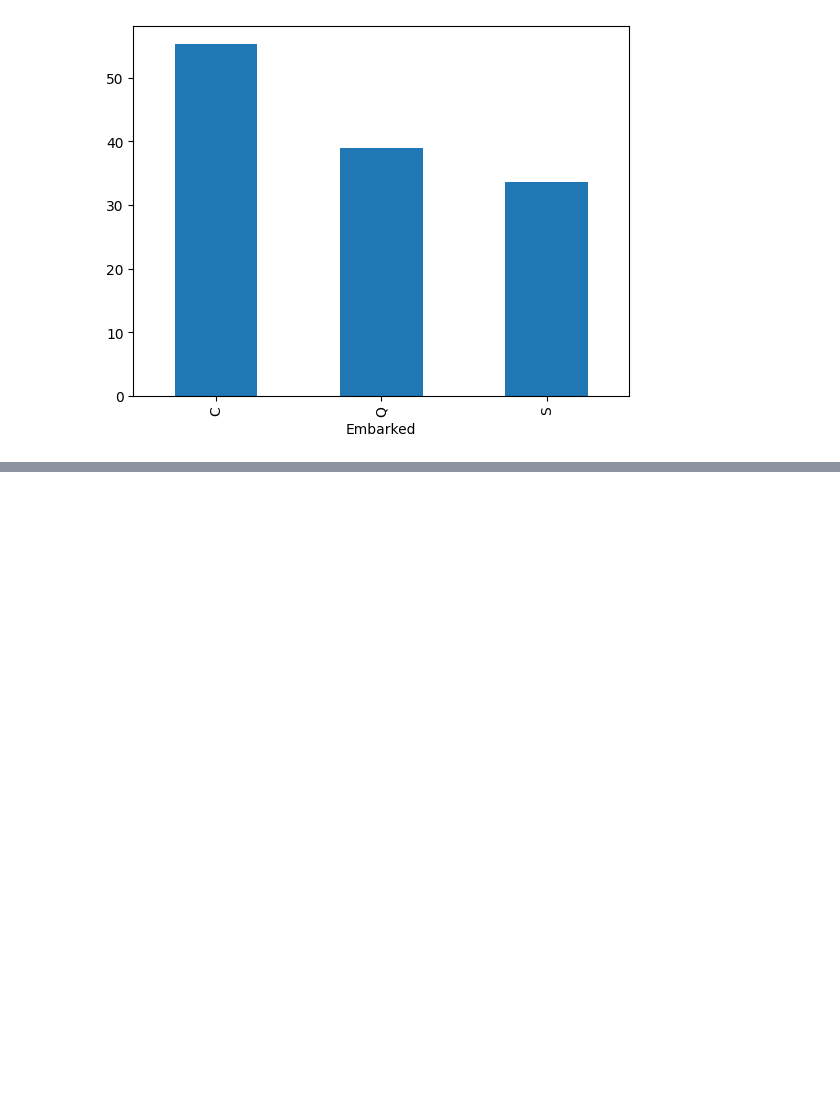
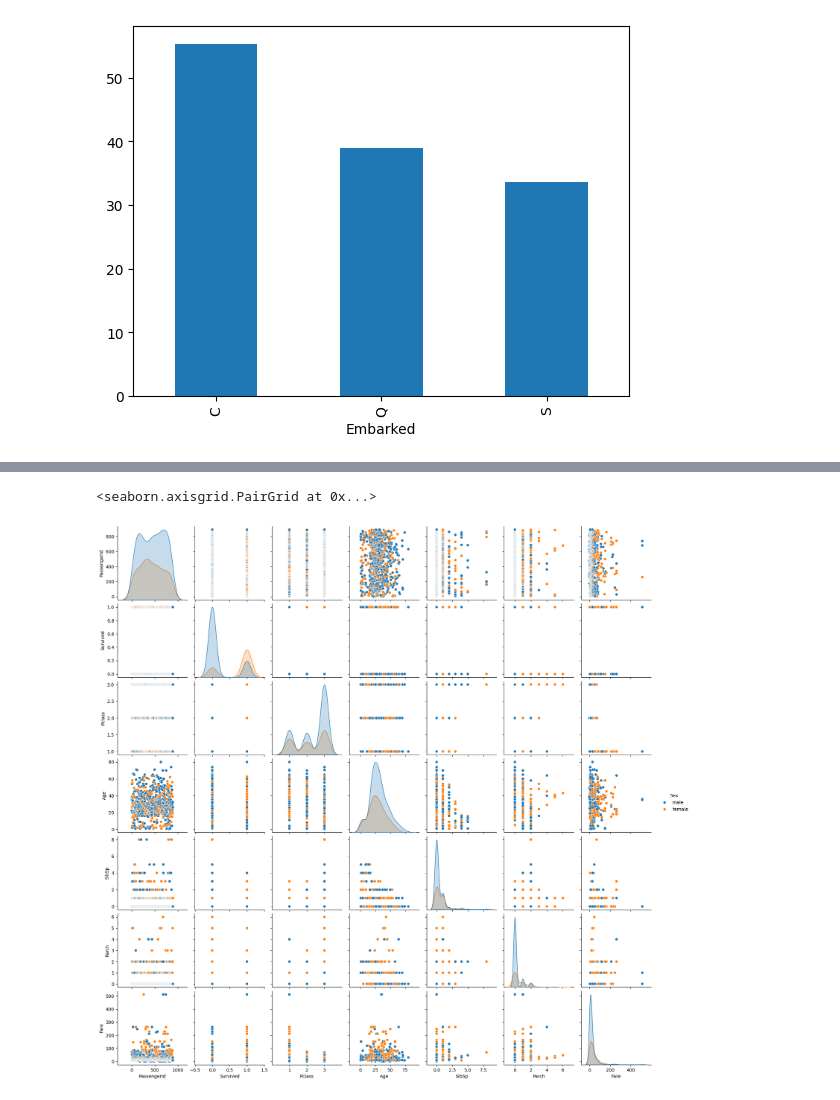
Before and after one commit to aratikur/100-days-of-ML, a Jupyter notebook: underestandData.ipynb, the cells around one changed output, grey strips where cells are left out. Drawn from its saved outputs; the diff is of its cells as text; code cells hidden in the pictures; blank space fills up the shorter version.

```diff
--- a/underestandData.ipynb
+++ b/underestandData.ipynb
@@ -219,0 +233,5 @@ sns.heatmap(pd.crosstab(titanic['Pclass'], titanic['Survived']))
+# %%
+sns.pairplot(titanic, hue='Sex')
+# %% [output]
+<seaborn.axisgrid.PairGrid at 0x...>
+[figure, added]
```
Also changed, not shown: parts of 5 cells of this notebook, 7 other files.
